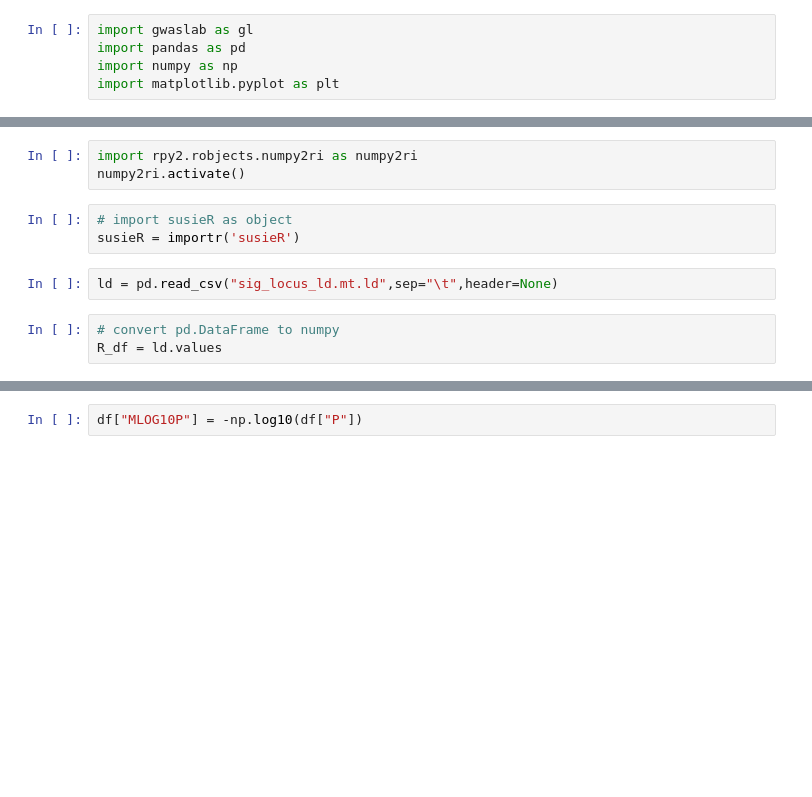
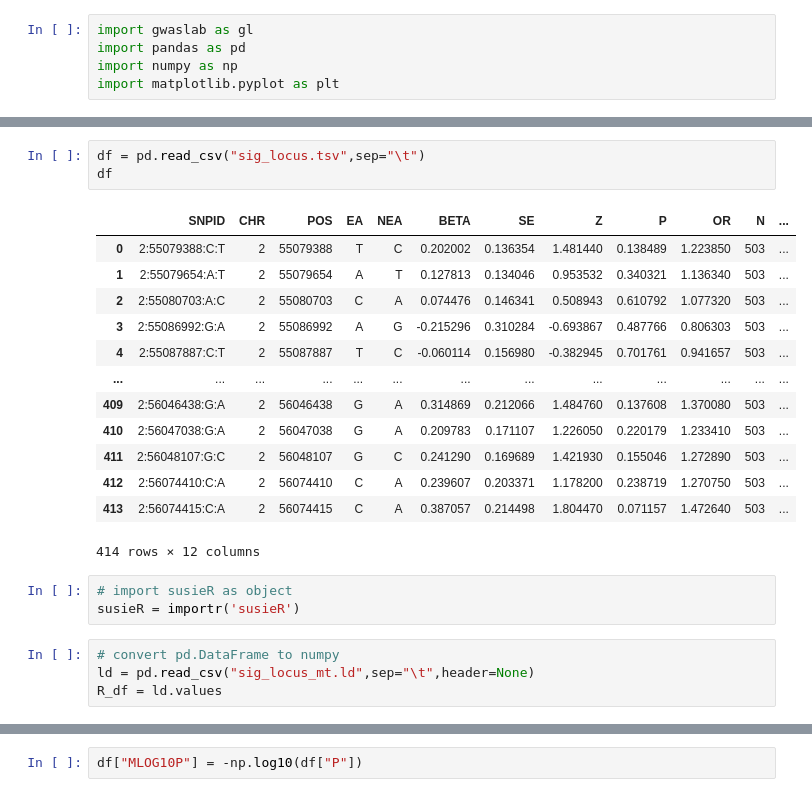
Before and after one commit to Cloufield/GWASTutorial, a Jupyter notebook: 12_fine_mapping/finemapping_susie.ipynb, the cells around one changed output, grey strips where cells are left out. Cells and saved outputs as stored; diff of their text form; blank space fills up the shorter version.

```diff
--- a/12_fine_mapping/finemapping_susie.ipynb
+++ b/12_fine_mapping/finemapping_susie.ipynb
@@ -115,15 +144,28 @@ INFO:rpy2.situation:R exec path: /Library/Frameworks/R.framework/Resources/bin/R
 INFO:rpy2.rinterface_lib.embedded:Default options to initialize R: rpy2, --quiet, --no-save
 INFO:rpy2.rinterface_lib.embedded:R is already initialized. No need to initialize.
-# %%
-import rpy2.robjects.numpy2ri as numpy2ri
-numpy2ri.activate()
+# %%
+df = pd.read_csv("sig_locus.tsv",sep="\t")
+df
+# %% [output]
+|  | SNPID | CHR | POS | EA | NEA | BETA | SE | Z | P | OR | N | ... |
+| 0 | 2:55079388:C:T | 2 | 55079388 | T | C | 0.202002 | 0.136354 | 1.481440 | 0.138489 | 1.223850 | 503 | ... |
+| 1 | 2:55079654:A:T | 2 | 55079654 | A | T | 0.127813 | 0.134046 | 0.953532 | 0.340321 | 1.136340 | 503 | ... |
+| 2 | 2:55080703:A:C | 2 | 55080703 | C | A | 0.074476 | 0.146341 | 0.508943 | 0.610792 | 1.077320 | 503 | ... |
+| 3 | 2:55086992:G:A | 2 | 55086992 | A | G | -0.215296 | 0.310284 | -0.693867 | 0.487766 | 0.806303 | 503 | ... |
+| 4 | 2:55087887:C:T | 2 | 55087887 | T | C | -0.060114 | 0.156980 | -0.382945 | 0.701761 | 0.941657 | 503 | ... |
+| ... | ... | ... | ... | ... | ... | ... | ... | ... | ... | ... | ... | ... |
+| 409 | 2:56046438:G:A | 2 | 56046438 | G | A | 0.314869 | 0.212066 | 1.484760 | 0.137608 | 1.370080 | 503 | ... |
+| 410 | 2:56047038:G:A | 2 | 56047038 | G | A | 0.209783 | 0.171107 | 1.226050 | 0.220179 | 1.233410 | 503 | ... |
+| 411 | 2:56048107:G:C | 2 | 56048107 | G | C | 0.241290 | 0.169689 | 1.421930 | 0.155046 | 1.272890 | 503 | ... |
+| 412 | 2:56074410:C:A | 2 | 56074410 | C | A | 0.239607 | 0.203371 | 1.178200 | 0.238719 | 1.270750 | 503 | ... |
+| 413 | 2:56074415:C:A | 2 | 56074415 | C | A | 0.387057 | 0.214498 | 1.804470 | 0.071157 | 1.472640 | 503 | ... |
+414 rows × 12 columns
 # %%
 # import susieR as object
 susieR = importr('susieR')
-# %%
-ld = pd.read_csv("sig_locus_ld.mt.ld",sep="\t",header=None)
 # %%
 # convert pd.DataFrame to numpy
+ld = pd.read_csv("sig_locus_mt.ld",sep="\t",header=None)
 R_df = ld.values
 # %%
 R_df
```
Also changed, not shown: parts of 26 cells of this notebook.
